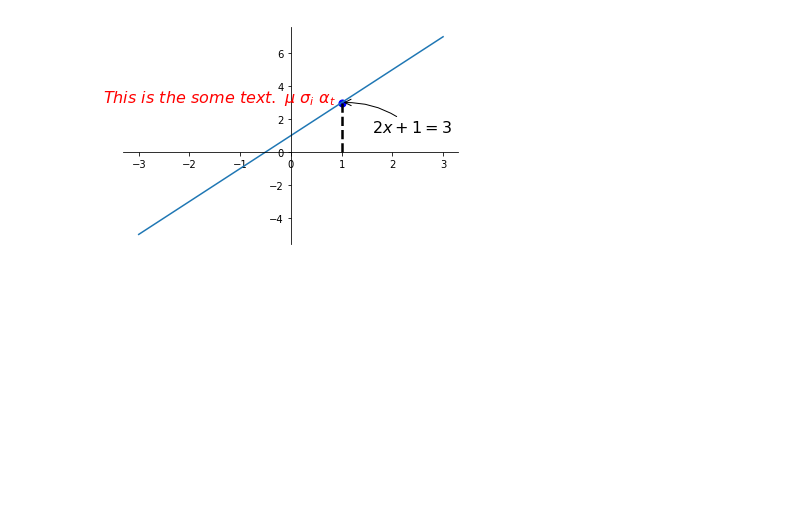
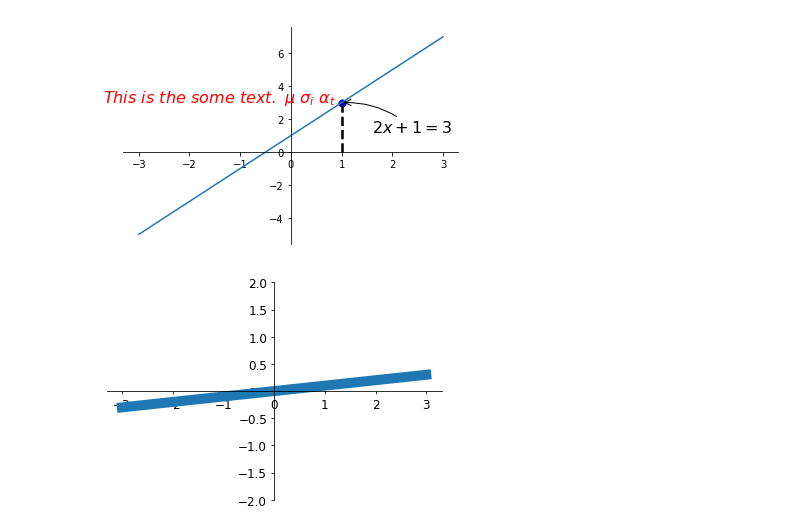
Before and after one commit to Echo002/DeepLearning, a Jupyter notebook: Package/matplotlib_Study/matplotlib基础.ipynb, the cells around one changed output. Saved outputs shown, nothing was run; the diff lists cells and outputs as text; code cells hidden in the pictures; blank space fills up the shorter version.

```diff
--- a/Package/matplotlib_Study/matplotlib基础.ipynb
+++ b/Package/matplotlib_Study/matplotlib基础.ipynb
@@ -133,3 +133,29 @@ plt.text(-3.7, 3, r'$This\ is\ the\ some\ text.\ \mu\ \sigma_i\ \alpha_t$', font
 plt.show()
 # %% [output]
 [figure]
+# %%
+# 能见度
+x = np.linspace(-3, 3, 50)
+y = 0.1 * x
+
+plt.figure()
+plt.plot(x, y, linewidth = 10)
+plt.ylim(-2, 2)
+
+ax = plt.gca()
+ax.spines['right'].set_color('none')
+ax.spines['top'].set_color('none')
+
+ax.xaxis.set_ticks_position('bottom')
+ax.yaxis.set_ticks_position('left')
+
+ax.spines['bottom'].set_position(('data', 0))
+ax.spines['left'].set_position(('data', 0))
+
+for label in ax.get_xticklabels() + ax.get_yticklabels():
+    label.set_fontsize(12)
+    label.set_bbox(dict(facecolor = 'white', edgecolor = 'None', alpha = 0.7)) #alpha为透明度
+
+plt.show()
+# %% [output]
+[figure, added]
```
Also changed, not shown: parts of 2 cells of this notebook, 2 other files.
